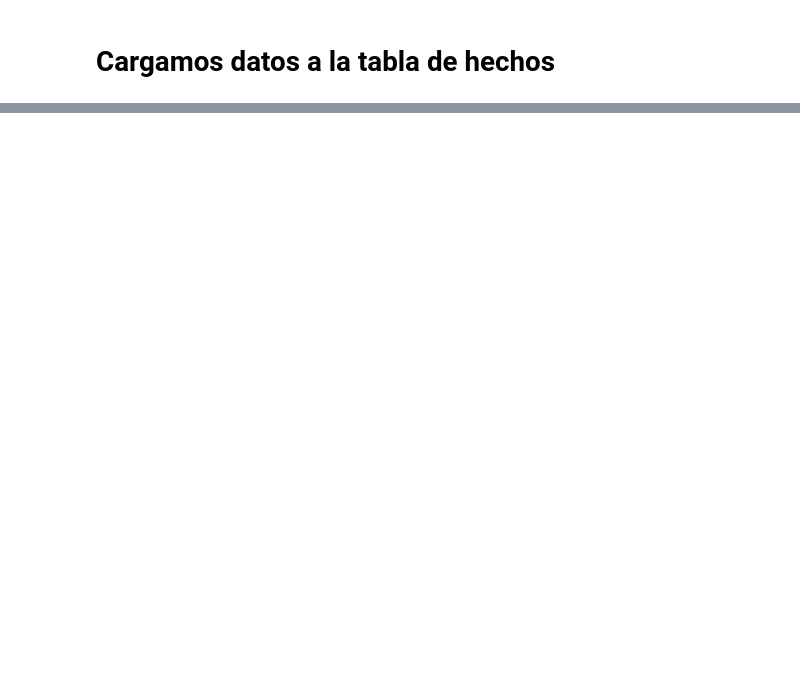
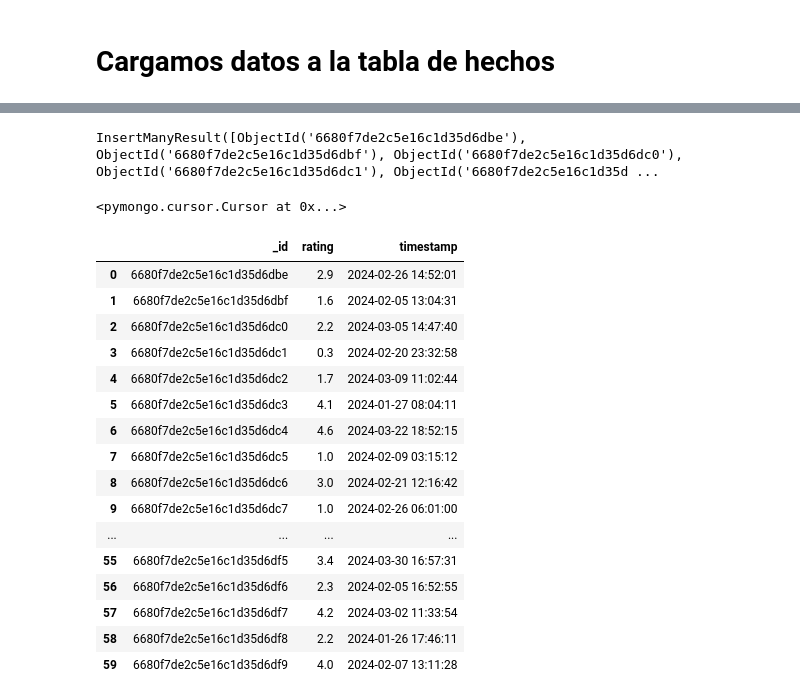
Before and after one commit to andrei-galed/Datapath-Python, a Jupyter notebook: Sesion3/ETL/ETL.ipynb, the cells around one changed output, grey strips where cells are left out. Saved outputs shown, nothing was run; the diff lists cells and outputs as text; code cells hidden in the pictures; blank space fills up the shorter version.

Commit message:
ETL-mongo

```diff
--- a/Sesion3/ETL/ETL.ipynb
+++ b/Sesion3/ETL/ETL.ipynb
@@ -216,0 +217,36 @@ watchs_data
+# %%
+CONNECTION_STRING = "mongodb+srv://andreigaled3:txmnM3oUgWMsnxFy@cluster0.qdxwmr6.mongodb.net/?retryWrites=true&w=majority&appName=Cluster0"
+client = MongoClient(CONNECTION_STRING)
+# %%
+dbname=client["ramdon_data"]
+randf_to_dict = randf.to_dict("records")
+dbname["random"].insert_many(randf_to_dict)
+# %% [output]
+InsertManyResult([ObjectId('6680f7de2c5e16c1d35d6dbe'), ObjectId('6680f7de2c5e16c1d35d6dbf'), ObjectId('6680f7de2c5e16c1d35d6dc0'), ObjectId('6680f7de2c5e16c1d35d6dc1'), ObjectId('6680f7de2c5e16c1d35d ...
+# %%
+rating_collection = dbname['random']
+random_rating = rating_collection.find({})
+random_rating
+# %% [output]
+<pymongo.cursor.Cursor at 0x...>
+# %%
+df_random_rating = pd.DataFrame(random_rating)
+df_random_rating
+# %% [output]
+|  | _id | rating | timestamp |
+| 0 | 6680f7de2c5e16c1d35d6dbe | 2.9 | 2024-02-26 14:52:01 |
+| 1 | 6680f7de2c5e16c1d35d6dbf | 1.6 | 2024-02-05 13:04:31 |
+| 2 | 6680f7de2c5e16c1d35d6dc0 | 2.2 | 2024-03-05 14:47:40 |
+| 3 | 6680f7de2c5e16c1d35d6dc1 | 0.3 | 2024-02-20 23:32:58 |
+| 4 | 6680f7de2c5e16c1d35d6dc2 | 1.7 | 2024-03-09 11:02:44 |
+| 5 | 6680f7de2c5e16c1d35d6dc3 | 4.1 | 2024-01-27 08:04:11 |
+| 6 | 6680f7de2c5e16c1d35d6dc4 | 4.6 | 2024-03-22 18:52:15 |
+| 7 | 6680f7de2c5e16c1d35d6dc5 | 1.0 | 2024-02-09 03:15:12 |
+| 8 | 6680f7de2c5e16c1d35d6dc6 | 3.0 | 2024-02-21 12:16:42 |
+| 9 | 6680f7de2c5e16c1d35d6dc7 | 1.0 | 2024-02-26 06:01:00 |
+| ... | ... | ... | ... |
+| 55 | 6680f7de2c5e16c1d35d6df5 | 3.4 | 2024-03-30 16:57:31 |
+| 56 | 6680f7de2c5e16c1d35d6df6 | 2.3 | 2024-02-05 16:52:55 |
+| 57 | 6680f7de2c5e16c1d35d6df7 | 4.2 | 2024-03-02 11:33:54 |
+| 58 | 6680f7de2c5e16c1d35d6df8 | 2.2 | 2024-01-26 17:46:11 |
+| 59 | 6680f7de2c5e16c1d35d6df9 | 4.0 | 2024-02-07 13:11:28 |
```
Also changed, not shown: parts of 19 cells of this notebook.
